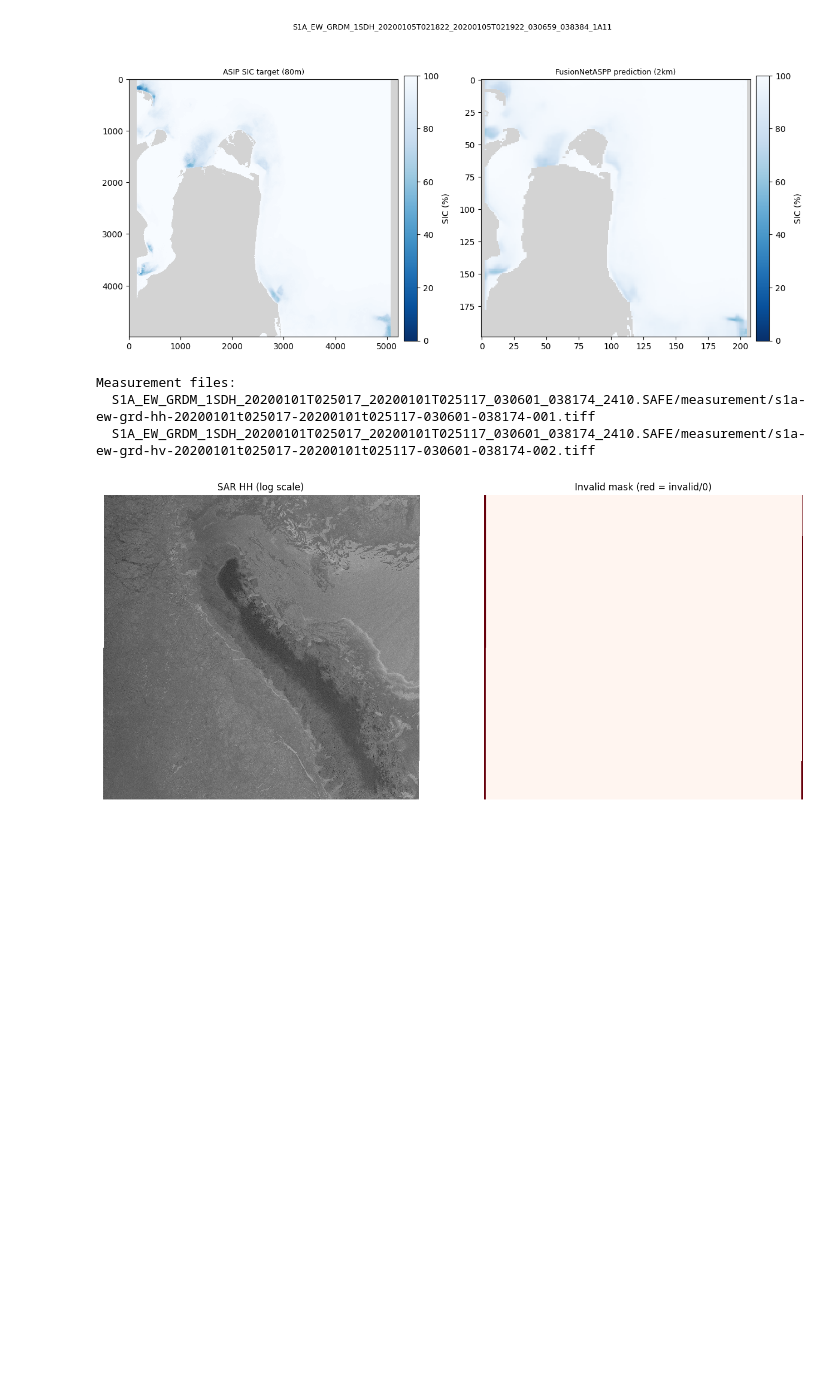
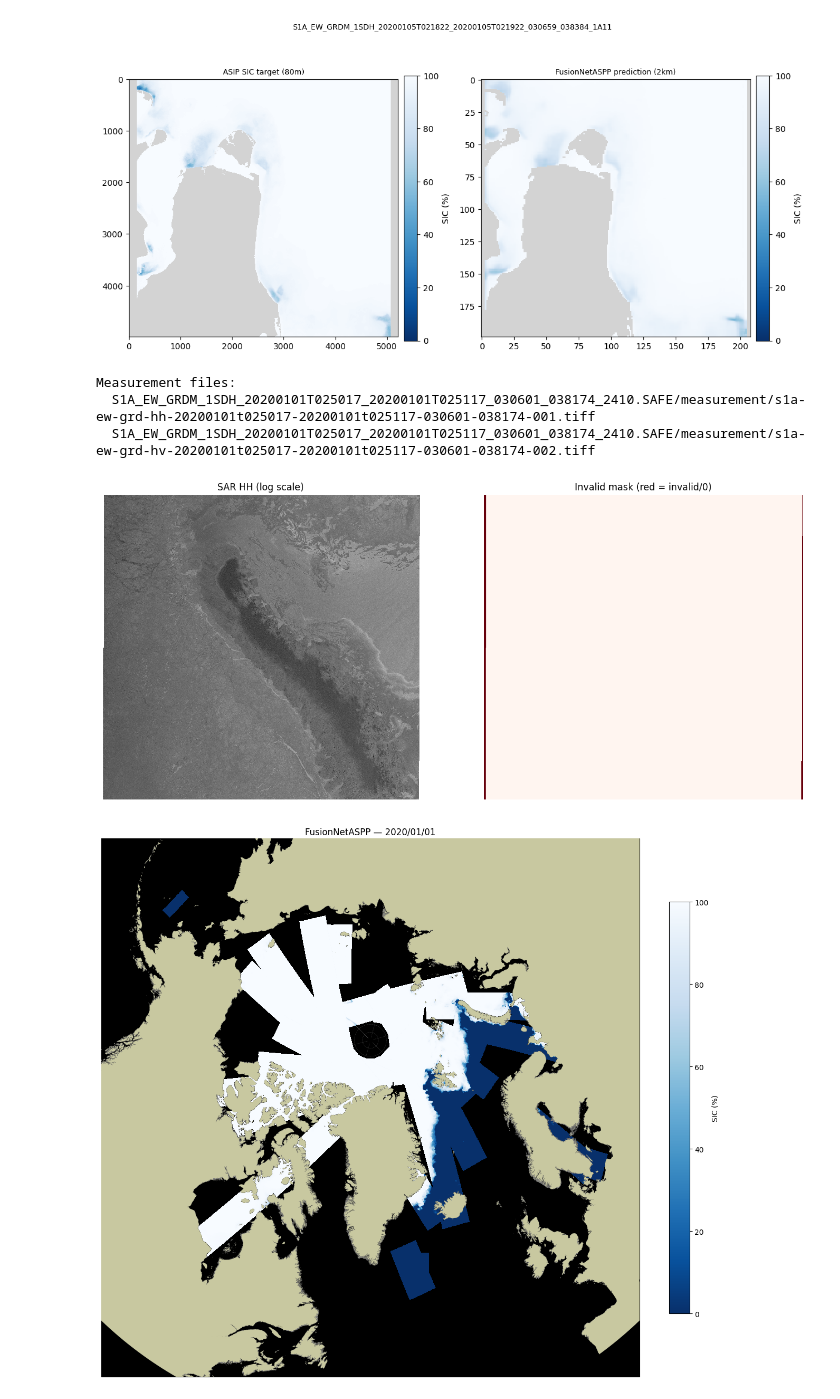
Before and after one commit to NinnaL/Master-thesis---Super-resolution-sea-ice-concentration-using-generative-AI, a Jupyter notebook: Code/lib/predict/prediction_test.ipynb, the cells around one changed output. Drawn from its saved outputs; the diff is of its cells as text; code cells hidden in the pictures; blank space fills up the shorter version.

```diff
--- a/Code/lib/predict/prediction_test.ipynb
+++ b/Code/lib/predict/prediction_test.ipynb
@@ -350,3 +363,100 @@ Measurement files:
   S1A_EW_GRDM_1SDH_20200101T025017_20200101T025117_030601_038174_2410.SAFE/measurement/s1a-ew-grd-hh-20200101t025017-20200101t025117-030601-038174-001.tiff
   S1A_EW_GRDM_1SDH_20200101T025017_20200101T025117_030601_038174_2410.SAFE/measurement/s1a-ew-grd-hv-20200101t025017-20200101t025117-030601-038174-002.tiff
 [figure]
+# %%
+import os
+import glob
+import numpy as np
+import rioxarray
+import xarray as xr
+import torch
+import matplotlib.pyplot as plt
+import matplotlib.colors as mcolors
+import cartopy.crs as ccrs
+import cartopy.feature as cfeature
+from scipy.interpolate import RectBivariateSpline
+import zipfile
+import xml.etree.ElementTree as ET
+from pyproj import Transformer
+import geopandas as gpd
+from NorthPolStere import NorthPolStere
+
+shp = gpd.read_file('/dmidata/users/nili/Master/Master-thesis---Super-resolution-sea-ice-concentration-using-generative-AI/Code/lib/predict/arctic_shp/op_str_maps_circum_polar_40_EPSG3411.shp')
+
+transformer = Transformer.from_crs('EPSG:4326', 'EPSG:3411', always_xy=True)
+# ── Config ────────────────────────────────────────────────────────────────────
+DATE      = '2020/01/01'
+SIC_BASE  = '/home/nili/ninna_msc_output'
+y, m, d   = DATE.split('/')
+sic_files = sorted(glob.glob(os.path.join(SIC_BASE, y, m, d, '*.nc')))
+# print(xr.open_dataset(sic_files[0]))
+cmap = plt.cm.Blues_r.copy()
+cmap.set_bad('none')
+
+proj = NorthPolStere()
+fig, ax = plt.subplots(1, 1, figsize=(12, 12), subplot_kw={'projection': proj})
+ax.set_extent([-180, 180, 60, 90], crs=ccrs.PlateCarree())
+ax.set_facecolor('black')
+
+for sic_path in sic_files:
+    try:
+        ds     = xr.open_dataset(sic_path)
+        sic    = ds['SIC_pred'].values.astype(np.float32)
+        lats   = np.array(ds.attrs['gcp_lats'])
+        lons   = np.array(ds.attrs['gcp_lons'])
+        lines  = np.array(ds.attrs['gcp_lines'])
+        pixels = np.array(ds.attrs['gcp_pixels'])
+        ds.close()
+
+        grid_h, grid_w = sic.shape
+
+        n_lines  = len(np.unique(lines))
+        n_pixels = len(np.unique(pixels))
+
+        # Project GCP lon/lat → x/y in EPSG:3411
+        gcp_x, gcp_y = transformer.transform(
+            lons.reshape(n_lines, n_pixels),
+            lats.reshape(n_lines, n_pixels)
+        )
+
+        # Interpolate projected GCPs to full grid
+        x_interp = RectBivariateSpline(
+            lines.reshape(n_lines, n_pixels)[:, 0],
+            pixels.reshape(n_lines, n_pixels)[0, :],
+            gcp_x)
+        y_interp = RectBivariateSpline(
+            lines.reshape(n_lines, n_pixels)[:, 0],
+            pixels.reshape(n_lines, n_pixels)[0, :],
+            gcp_y)
+
+        row_coords = np.linspace(0, lines.max(), grid_h)
+        col_coords = np.linspace(0, pixels.max(), grid_w)
+        x_scene    = x_interp(row_coords, col_coords)
+        y_scene    = y_interp(row_coords, col_coords)
+
+        sic_valid = sic.copy()
+        sic_valid[sic >= 254] = np.nan
+
+        ax.pcolormesh(x_scene, y_scene, sic_valid,
+                      cmap=cmap, vmin=0, vmax=100,
+                      shading='auto', zorder=4)
+
+    except Exception as e:
+        print(f'Error processing {os.path.basename(sic_path)}: {e}')
+
+shp.plot(ax=ax, facecolor='#c8c8a0', edgecolor='gray',
+         linewidth=0.1, zorder=5)
+
+gl = ax.gridlines(draw_labels=True, linewidth=0.4, color='gray',
+                  alpha=0.5, linestyle='--')
+gl.top_labels   = False
+gl.right_labels = False
+
+sm = plt.cm.ScalarMappable(cmap=cmap, norm=mcolors.Normalize(vmin=0, vmax=100))
+sm.set_array([])
+plt.colorbar(sm, ax=ax, fraction=0.035, pad=0.05, label='SIC (%)', shrink=0.7)
+ax.set_title(f'FusionNetASPP — {DATE}', fontsize=12)
+plt.tight_layout()
+plt.show()
+# %% [output]
+[figure, added]
```
Also changed, not shown: parts of 3 cells of this notebook, 13 other files.
